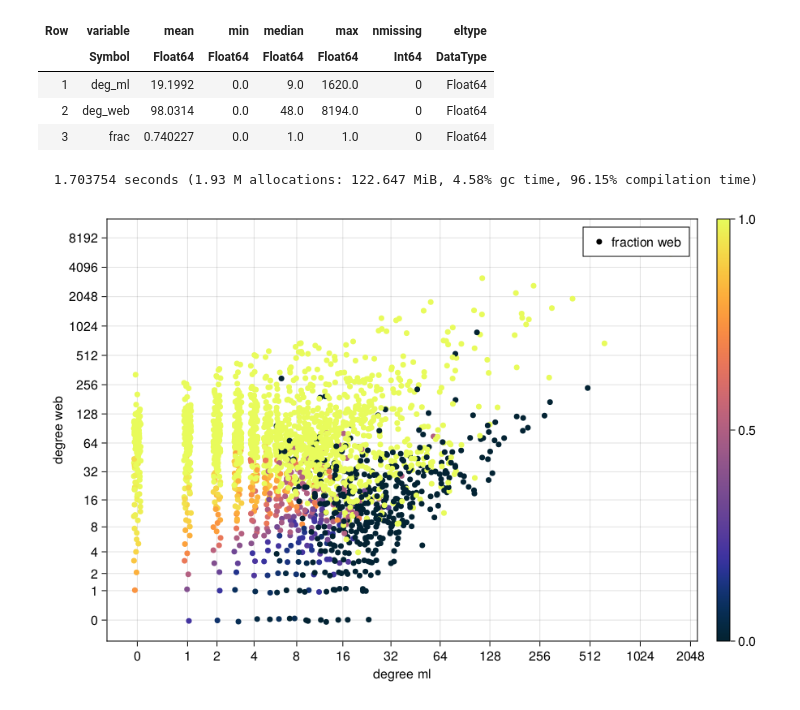
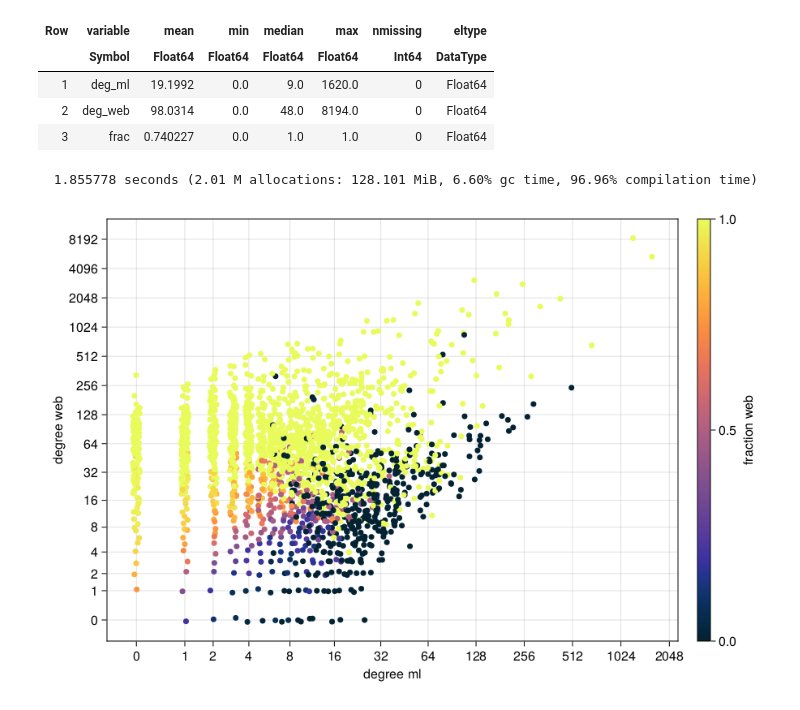
Before and after one commit to bkamins/MakieCon2023, a Jupyter notebook: makiecon2023.ipynb, the cells around one changed output. Cells and saved outputs as stored; diff of their text form; code cells hidden in the pictures.

```diff
--- a/makiecon2023.ipynb
+++ b/makiecon2023.ipynb
@@ -331,27 +397,25 @@ describe(gh_data)
 # %%
 log1pjitter(x) = log1p(x) - 0.05 + rand() / 10
 
 function gen_ticks(maxv)
     max2 = round(Int, log2(maxv))
     tick = [0; 2 .^ (0:max2)]
     return (log1p.(tick), string.(tick))
 end
 
 @time begin
     fig = Figure(resolution = (900, 600))
     ax = Axis(fig[1, 1]; xlabel="degree ml", ylabel="degree web",
               xticks=gen_ticks(maximum(gh_data.deg_ml)),
               yticks=gen_ticks(maximum(gh_data.deg_web)))
     sc = scatter!(ax, log1pjitter.(gh_data.deg_ml),
                   log1pjitter.(gh_data.deg_web),
                   color = gh_data.frac,
                   markersize = 10,
-                  colormap = :thermal,
-                  label="fraction web")
-    Colorbar(fig[:, end+1], sc)
-    axislegend(ax)
+                  colormap = :thermal)
+    Colorbar(fig[:, end+1], sc, label="fraction web")
     fig
 end
 # %% [output]
-  1.703754 seconds (1.93 M allocations: 122.647 MiB, 4.58% gc time, 96.15% compilation time)
+  1.855778 seconds (2.01 M allocations: 128.101 MiB, 6.60% gc time, 96.96% compilation time)
-[figure, old version]
+[figure, new version]
```
Also changed, not shown: parts of 27 cells of this notebook, 2 other files.
